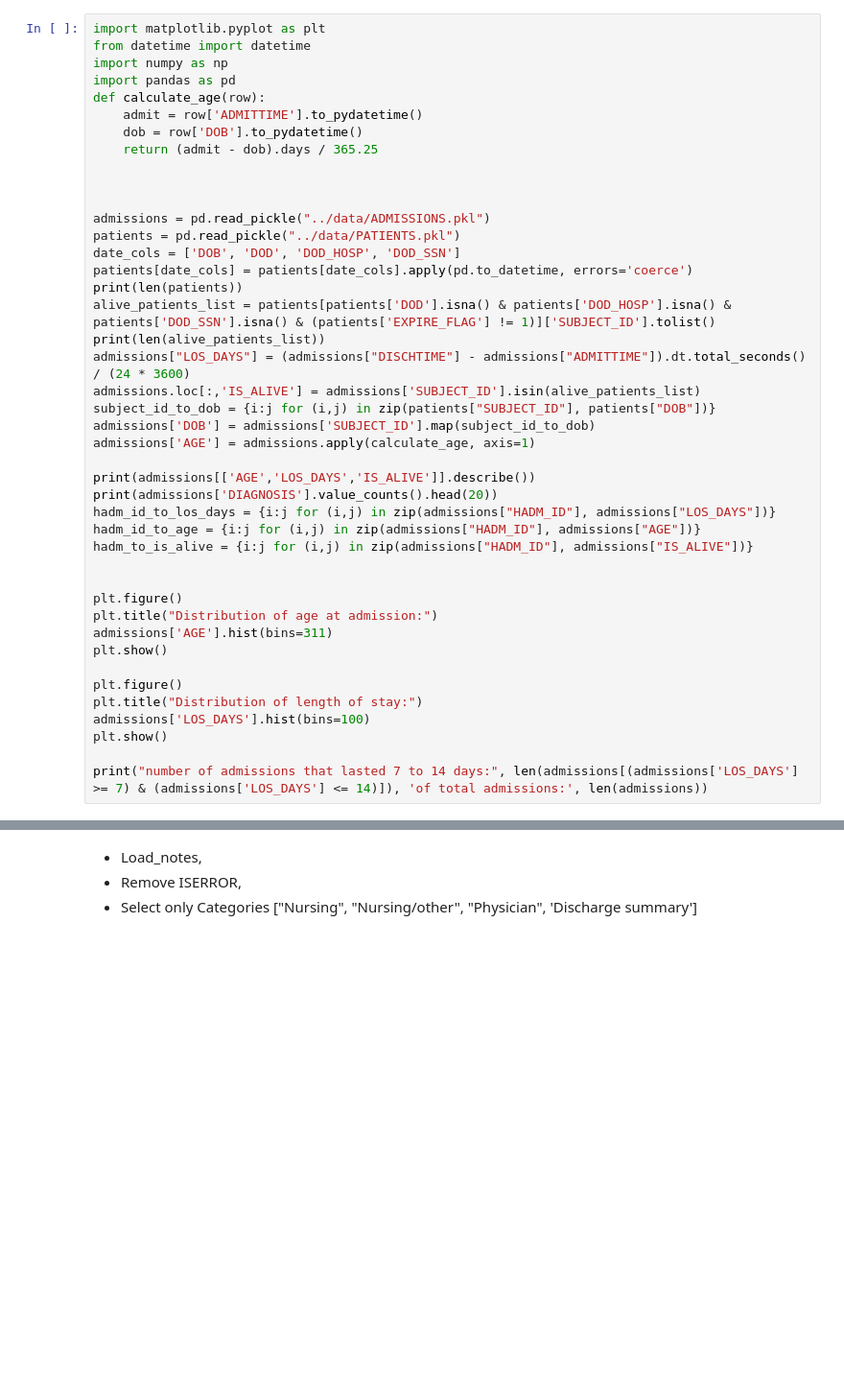
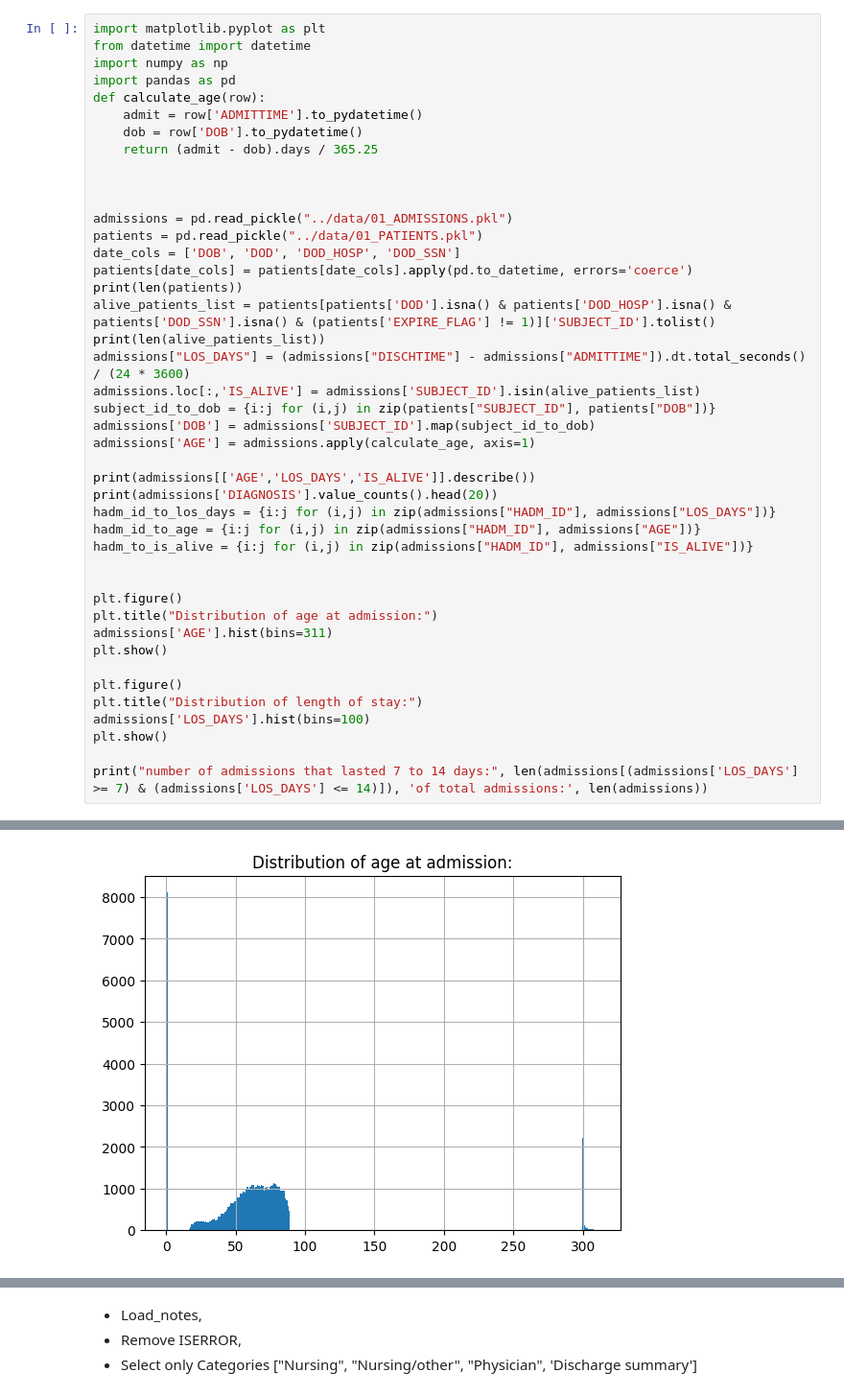
Before and after one commit to allmin/llm_text_to_event, a Jupyter notebook: scripts/02_extract_documents_from_all_mimics.ipynb, the cells around one changed output, grey strips where cells are left out. Shown at 96% size. Cells and saved outputs as stored; diff of their text form; blank space fills up the shorter version.

```diff
--- a/scripts/02_extract_documents_from_all_mimics.ipynb
+++ b/scripts/02_extract_documents_from_all_mimics.ipynb
@@ -10,8 +10,8 @@ def calculate_age(row):
 
 
 
-admissions = pd.read_pickle("../data/ADMISSIONS.pkl")
-patients = pd.read_pickle("../data/PATIENTS.pkl")
+admissions = pd.read_pickle("../data/01_ADMISSIONS.pkl")
+patients = pd.read_pickle("../data/01_PATIENTS.pkl")
 date_cols = ['DOB', 'DOD', 'DOD_HOSP', 'DOD_SSN']
 patients[date_cols] = patients[date_cols].apply(pd.to_datetime, errors='coerce')
 print(len(patients))
@@ -45,0 +62 @@ FileNotFoundError: [Errno 2] No such file or directory: '../data/ADMISSIONS.pkl'
+[figure, added]
```
Also changed, not shown: parts of 15 cells of this notebook, 39 other files.
